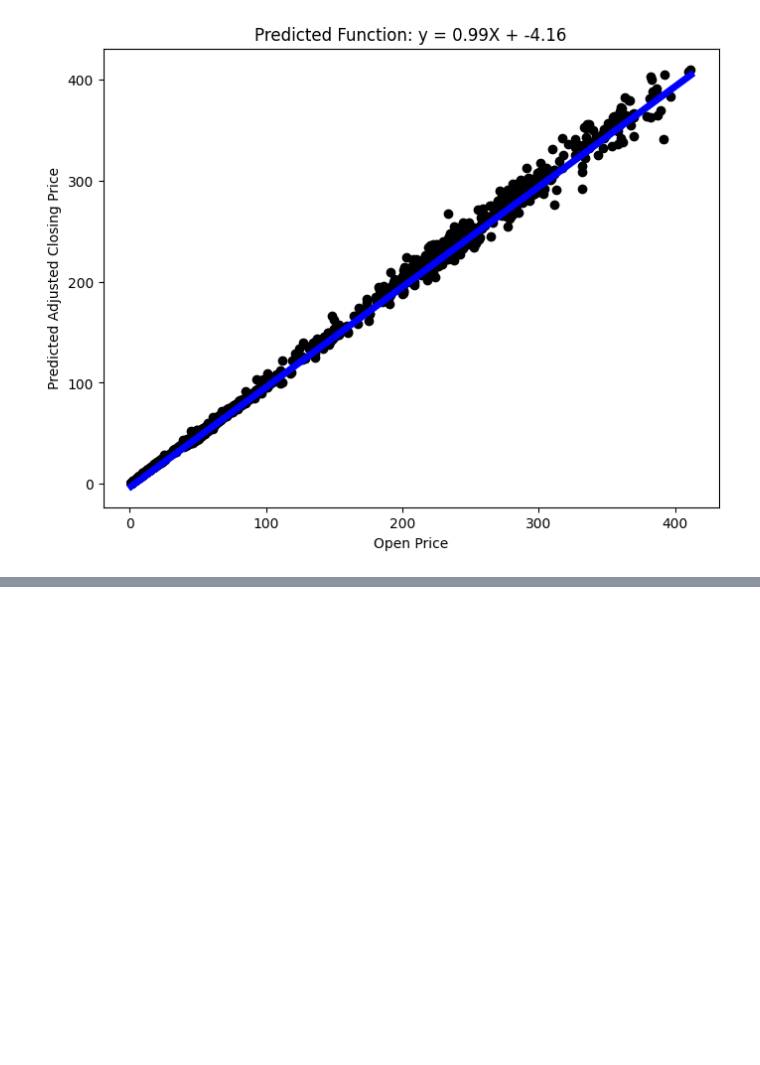
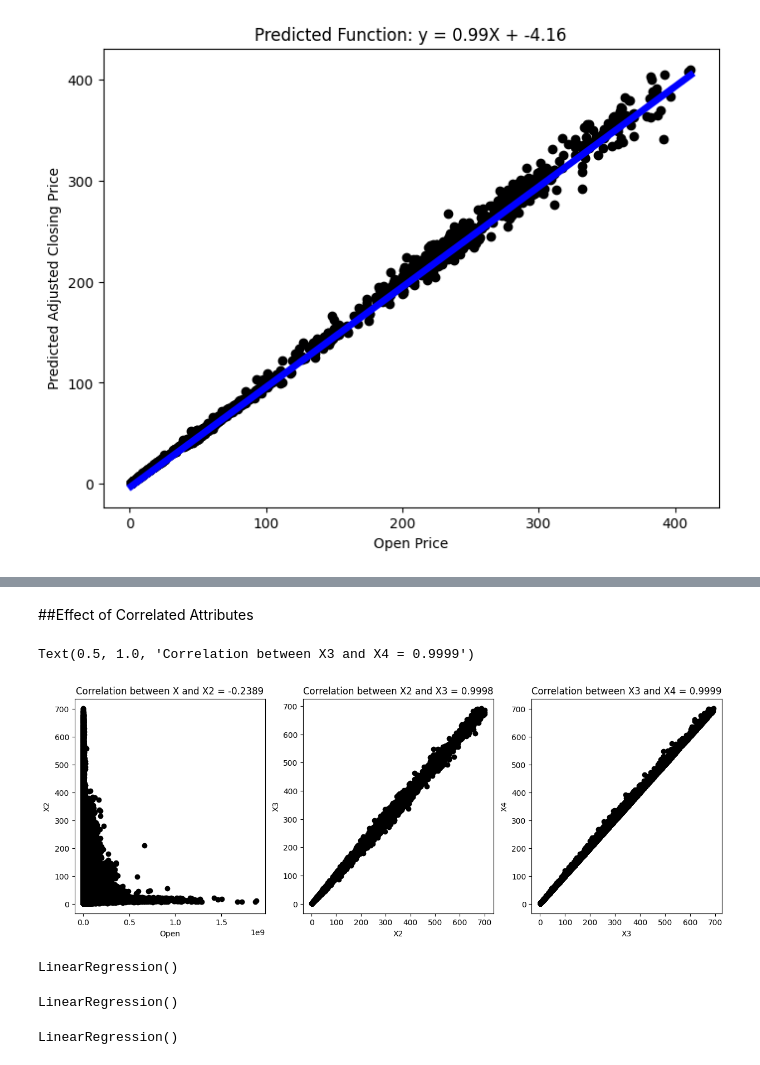
Before and after one commit to INFO-523-Exercises/hw-04-sarthakMiglani726, a Jupyter notebook: hw-04.ipynb, the cells around one changed output, grey strips where cells are left out. Saved outputs shown, nothing was run; the diff lists cells and outputs as text; code cells hidden in the pictures; blank space fills up the shorter version.

Commit message:
Correlated Attributes and Summary Added

```diff
--- a/hw-04.ipynb
+++ b/hw-04.ipynb
@@ -129,0 +138,31 @@ plt.show()
+# %% [markdown]
+##Effect of Correlated Attributes
+# %%
+X2 = data[['high','low']]
+X3 = data[['low','close']]
+X4 = data[['close','high']]
+
+fig, ((ax1, ax2, ax3)) = plt.subplots(1, 3, figsize=(15,5))
+ax1.scatter(X, X2, color='black')
+ax1.set_xlabel('Open')
+ax1.set_ylabel('X2')
+c = np.corrcoef(np.column_stack((X[:-numTest],X2[:-numTest])).T)
+titlestr = 'Correlation between X and X2 = %.4f' % (c[0,1])
+ax1.set_title(titlestr)
+
+ax2.scatter(X2, X3, color='black')
+ax2.set_xlabel('X2')
+ax2.set_ylabel('X3')
+c = np.corrcoef(np.column_stack((X2[:-numTest],X3[:-numTest])).T)
+titlestr = 'Correlation between X2 and X3 = %.4f' % (c[0,1])
+ax2.set_title(titlestr)
+
+ax3.scatter(X3, X4, color='black')
+ax3.set_xlabel('X3')
+ax3.set_ylabel('X4')
+c = np.corrcoef(np.column_stack((X3[:-numTest],X4[:-numTest])).T)
+titlestr = 'Correlation between X3 and X4 = %.4f' % (c[0,1])
+ax3.set_title(titlestr)
+# %% [output]
+Text(0.5, 1.0, 'Correlation between X3 and X4 = 0.9999')
+[figure, added]
@@ -129,0 +176,15 @@ plt.show()
+# %%
+regr2 = linear_model.LinearRegression()
+regr2.fit(X_train2, y_train)
+# %% [output]
+LinearRegression()
+# %%
+regr3 = linear_model.LinearRegression()
+regr3.fit(X_train3, y_train)
+# %% [output]
+LinearRegression()
+# %%
+regr4 = linear_model.LinearRegression()
+regr4.fit(X_train4, y_train)
+# %% [output]
+LinearRegression()
```
Also changed, not shown: parts of 8 cells of this notebook.
